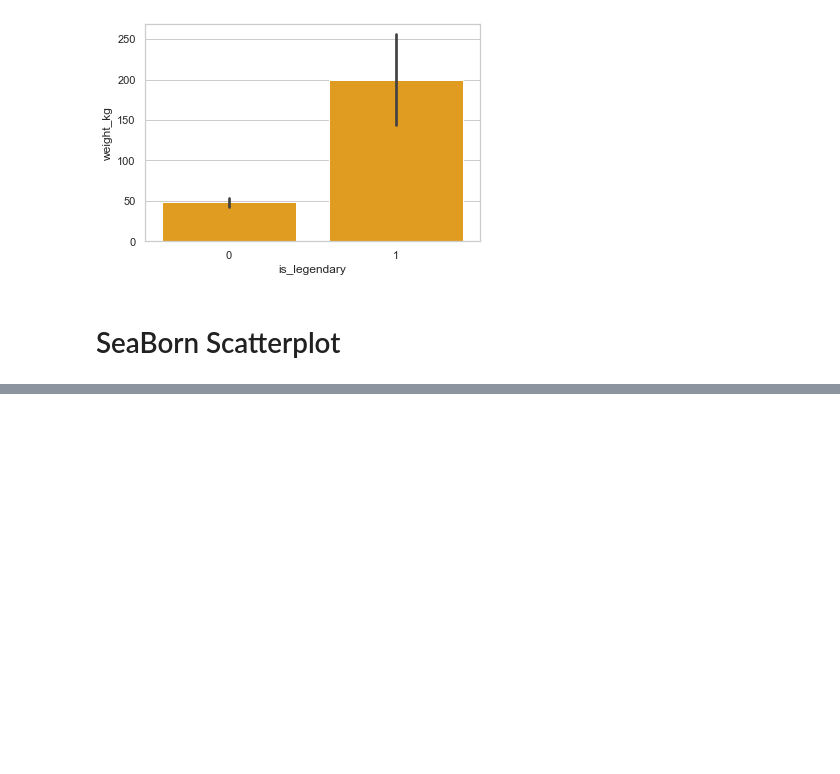
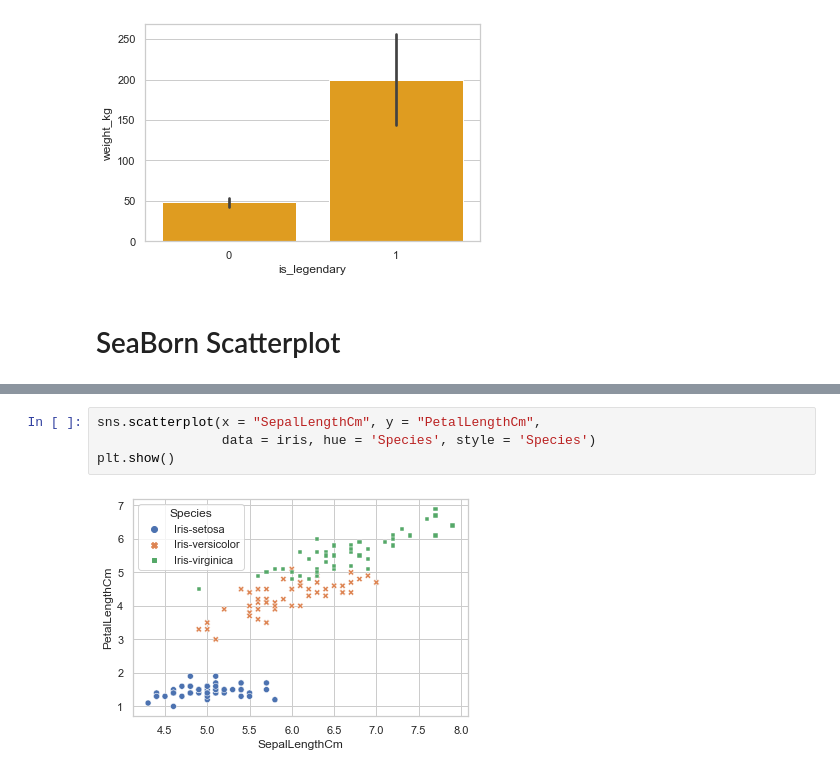
Before and after one commit to imamahasane/SeaBorn_Practices, a Jupyter notebook: SeabornPractices.ipynb, the cells around one changed output, grey strips where cells are left out. Drawn from its saved outputs; the diff is of its cells as text; blank space fills up the shorter version.

```diff
--- a/SeabornPractices.ipynb
+++ b/SeabornPractices.ipynb
@@ -112,0 +138,6 @@ plt.show()
+# %%
+sns.scatterplot(x = "SepalLengthCm", y = "PetalLengthCm",
+                data = iris, hue = 'Species', style = 'Species')
+plt.show()
+# %% [output]
+[figure, added]
```
Also changed, not shown: parts of 3 cells of this notebook.
